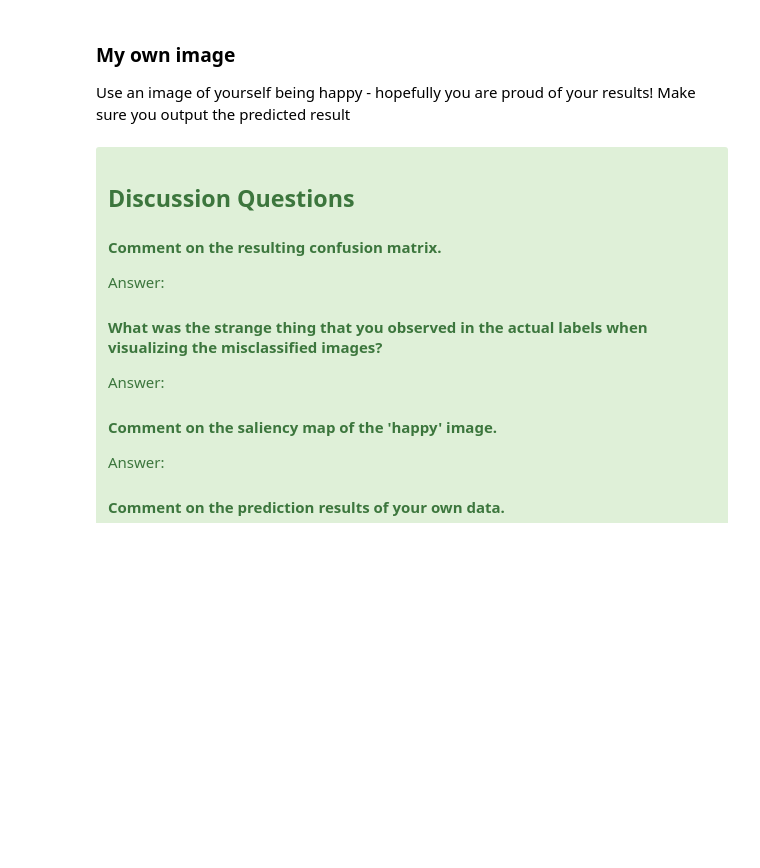
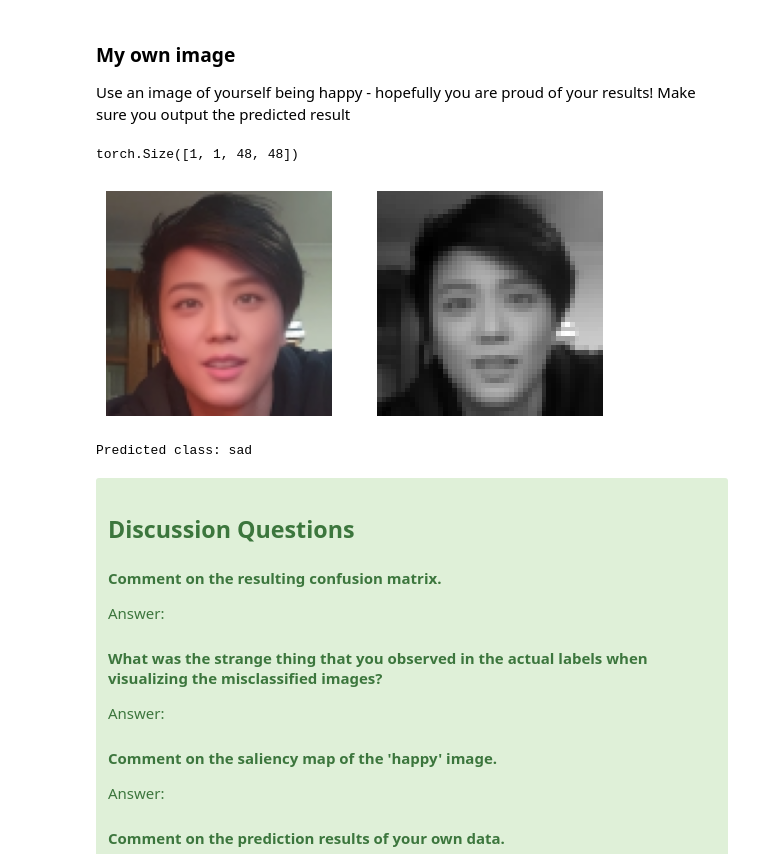
Before and after one commit to sqooid/ece4179-neural-networks, a Jupyter notebook: labs/lab-4/Lab4_Applications_student.ipynb, the cells around one changed output. Drawn from its saved outputs; the diff is of its cells as text; code cells hidden in the pictures; blank space fills up the shorter version.

Commit message:
self prediction

```diff
--- a/labs/lab-4/Lab4_Applications_student.ipynb
+++ b/labs/lab-4/Lab4_Applications_student.ipynb
@@ -802,15 +802,30 @@ Use an image of yourself being happy - hopefully you are proud of your results!
 # %%
 # Read in your image here (we used mpimg.imread and you just need to pass in the path to your image)
 # Feel free to use any other image reading functions instead
-img = mpimg.imread(???)[:,:,0:3]  # get rid of the 4th axis if exists
+img = mpimg.imread("images/me-happy.png")[
+    :, :, 0:3
+]  # get rid of the 4th axis if exists
+plt.subplot(1, 2, 1)
 plt.imshow(img)
-plt.axis('off')
+plt.axis("off")
+plt.subplot(1, 2, 2)
+img = val_test_transforms(img).unsqueeze(0)  # type: ignore
+print(img.shape)
+plt.imshow(img.squeeze(), cmap="gray")
+plt.axis("off")
 plt.show()
+# %% [output]
+torch.Size([1, 1, 48, 48])
+[figure, added]
 # %%
 # Pass your image through the network
 # Remember to apply the val_test_transforms for your image before doing a forward pass of your model
 
-???
+logits, y, x = task3_model.predict_step((img, 0), 0)
+pred = torch.argmax(logits, dim=1)
+print(f"Predicted class: {class_names[pred.item()]}")  # type: ignore
+# %% [output]
+Predicted class: sad
 # %% [markdown]
 <div class="alert alert-block alert-success">
 
```
Also changed, not shown: 5 other files.
